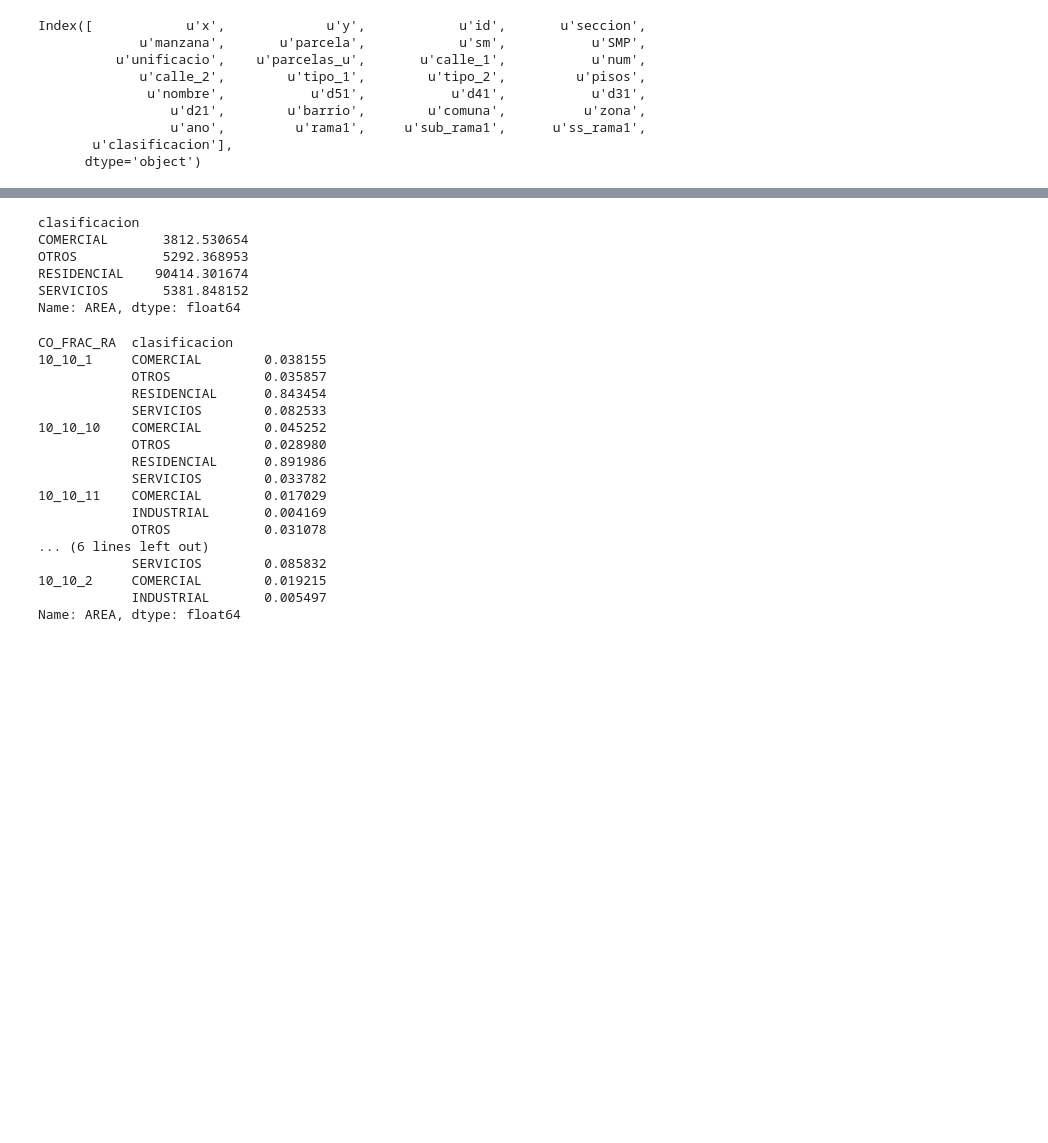
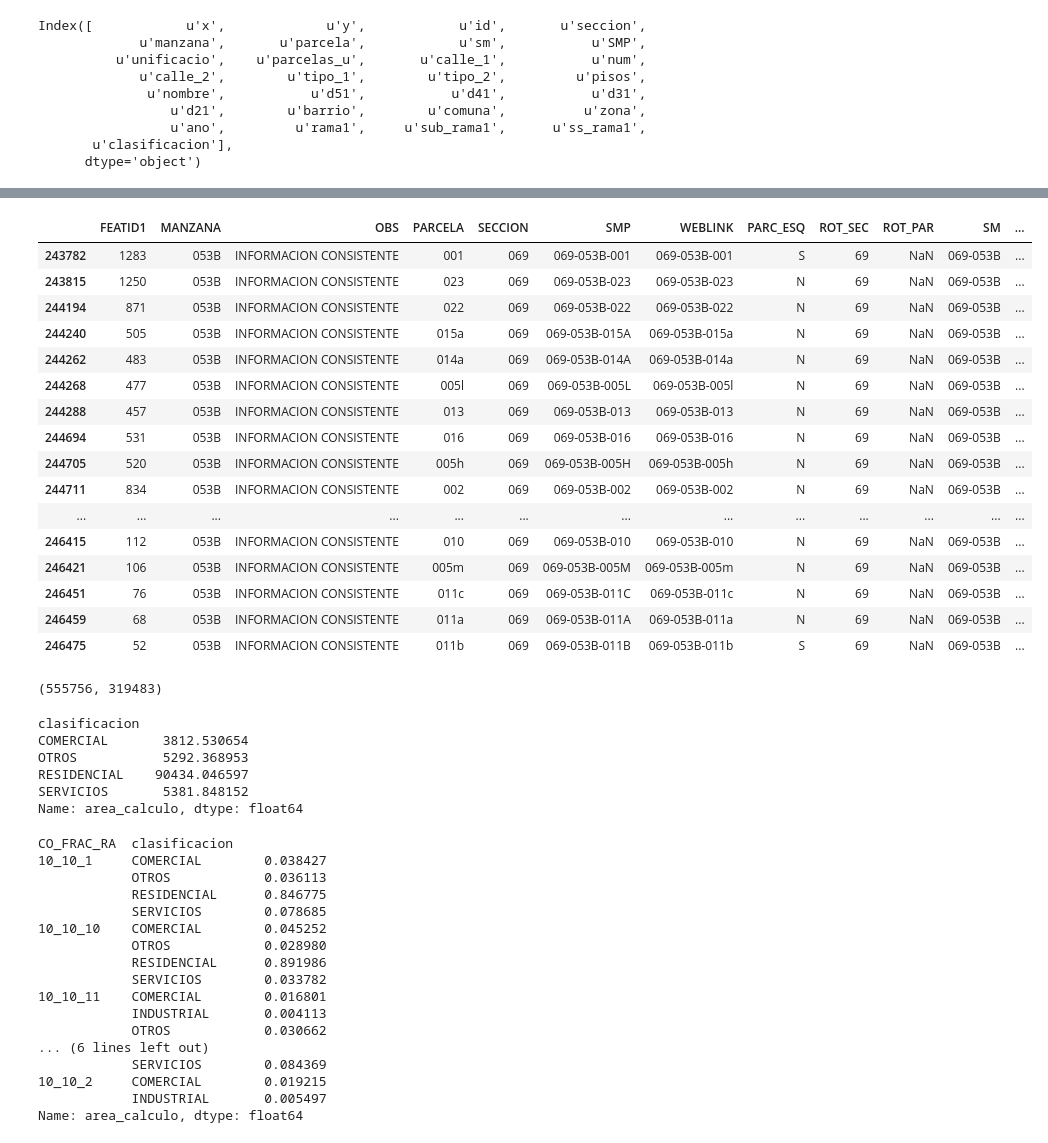
Before and after one commit to gcba/tod, a Jupyter notebook: 3d-Uso del suelo.ipynb, the cells around one changed output, grey strips where cells are left out. Saved outputs shown, nothing was run; the diff lists cells and outputs as text; code cells hidden in the pictures; blank space fills up the shorter version.

```diff
--- a/3d-Uso del suelo.ipynb
+++ b/3d-Uso del suelo.ipynb
@@ -87,0 +133,8 @@ print len(parcelas_df[pd.isnull(parcelas_df["CO_FRAC_RA"])]), "parcelas no está
+# %%
+def select_area(area_inter, area):
+    if pd.notnull(area_inter) and area_inter < area:
+        return area_inter
+    else:
+        return area
+
+parcelas_df["area_calculo"] = map(select_area, parcelas_df.AREA_INTER, parcelas_df.AREA)
@@ -127 +261,25 @@ print len(df[pd.isnull(df["AREA"])]), "parcelas sin area calculada."
+# %%
+parcelas_df[parcelas_df.SMP.str.startswith("069-053B")]
+# %% [output]
+|  | FEATID1 | MANZANA | OBS | PARCELA | SECCION | SMP | WEBLINK | PARC_ESQ | ROT_SEC | ROT_PAR | SM | ... |
+| 243782 | 1283 | 053B | INFORMACION CONSISTENTE | 001 | 069 | 069-053B-001 | 069-053B-001 | S | 69 | NaN | 069-053B | ... |
+| 243815 | 1250 | 053B | INFORMACION CONSISTENTE | 023 | 069 | 069-053B-023 | 069-053B-023 | N | 69 | NaN | 069-053B | ... |
+| 244194 | 871 | 053B | INFORMACION CONSISTENTE | 022 | 069 | 069-053B-022 | 069-053B-022 | N | 69 | NaN | 069-053B | ... |
+| 244240 | 505 | 053B | INFORMACION CONSISTENTE | 015a | 069 | 069-053B-015A | 069-053B-015a | N | 69 | NaN | 069-053B | ... |
+| 244262 | 483 | 053B | INFORMACION CONSISTENTE | 014a | 069 | 069-053B-014A | 069-053B-014a | N | 69 | NaN | 069-053B | ... |
+| 244268 | 477 | 053B | INFORMACION CONSISTENTE | 005l | 069 | 069-053B-005L | 069-053B-005l | N | 69 | NaN | 069-053B | ... |
+| 244288 | 457 | 053B | INFORMACION CONSISTENTE | 013 | 069 | 069-053B-013 | 069-053B-013 | N | 69 | NaN | 069-053B | ... |
+| 244694 | 531 | 053B | INFORMACION CONSISTENTE | 016 | 069 | 069-053B-016 | 069-053B-016 | N | 69 | NaN | 069-053B | ... |
+| 244705 | 520 | 053B | INFORMACION CONSISTENTE | 005h | 069 | 069-053B-005H | 069-053B-005h | N | 69 | NaN | 069-053B | ... |
+| 244711 | 834 | 053B | INFORMACION CONSISTENTE | 002 | 069 | 069-053B-002 | 069-053B-002 | N | 69 | NaN | 069-053B | ... |
+| ... | ... | ... | ... | ... | ... | ... | ... | ... | ... | ... | ... | ... |
+| 246415 | 112 | 053B | INFORMACION CONSISTENTE | 010 | 069 | 069-053B-010 | 069-053B-010 | N | 69 | NaN | 069-053B | ... |
+| 246421 | 106 | 053B | INFORMACION CONSISTENTE | 005m | 069 | 069-053B-005M | 069-053B-005m | N | 69 | NaN | 069-053B | ... |
+| 246451 | 76 | 053B | INFORMACION CONSISTENTE | 011c | 069 | 069-053B-011C | 069-053B-011c | N | 69 | NaN | 069-053B | ... |
+| 246459 | 68 | 053B | INFORMACION CONSISTENTE | 011a | 069 | 069-053B-011A | 069-053B-011a | N | 69 | NaN | 069-053B | ... |
+| 246475 | 52 | 053B | INFORMACION CONSISTENTE | 011b | 069 | 069-053B-011B | 069-053B-011b | S | 69 | NaN | 069-053B | ... |
+# %%
+len(df), len(df.SMP.unique())
+# %% [output]
+(555756, 319483)
 # %%
@@ -129,33 +291,33 @@ df["AREA_POR_USO"] = df["AREA"] / df.groupby(by="SMP").count()["AREA"]
 # %%
-df[df["CO_FRAC_RA"] == "12_16_1"].groupby(by="clasificacion").sum()["AREA"]
+df[df["CO_FRAC_RA"] == "12_16_1"].groupby(by="clasificacion").sum()["area_calculo"]
 # %% [output]
 clasificacion
 COMERCIAL       3812.530654
 OTROS           5292.368953
-RESIDENCIAL    90414.301674
+RESIDENCIAL    90434.046597
 SERVICIOS       5381.848152
-Name: AREA, dtype: float64
+Name: area_calculo, dtype: float64
 # %%
-uso_por_radio = df.groupby(by=["CO_FRAC_RA", "clasificacion"]).sum()["AREA"] / df.groupby(by="CO_FRAC_RA").sum()["AREA"]
+uso_por_radio = df.groupby(by=["CO_FRAC_RA", "clasificacion"]).sum()["area_calculo"] / df.groupby(by="CO_FRAC_RA").sum()["area_calculo"]
 uso_por_radio[:20]
 # %% [output]
 CO_FRAC_RA  clasificacion
-10_10_1     COMERCIAL        0.038155
-            OTROS            0.035857
-            RESIDENCIAL      0.843454
-            SERVICIOS        0.082533
+10_10_1     COMERCIAL        0.038427
+            OTROS            0.036113
+            RESIDENCIAL      0.846775
+            SERVICIOS        0.078685
 10_10_10    COMERCIAL        0.045252
             OTROS            0.028980
             RESIDENCIAL      0.891986
             SERVICIOS        0.033782
-10_10_11    COMERCIAL        0.017029
-            INDUSTRIAL       0.004169
-            OTROS            0.031078
+10_10_11    COMERCIAL        0.016801
+            INDUSTRIAL       0.004113
+            OTROS            0.030662
 ... (6 lines left out)
-            SERVICIOS        0.085832
+            SERVICIOS        0.084369
 10_10_2     COMERCIAL        0.019215
             INDUSTRIAL       0.005497
-Name: AREA, dtype: float64
+Name: area_calculo, dtype: float64
 # %%
 print len(uso_por_radio.groupby(level=0)), "radios tienen el uso del suelo calculado"
 # %% [output]
```
Also changed, not shown: parts of 32 cells of this notebook, 18 other files.
